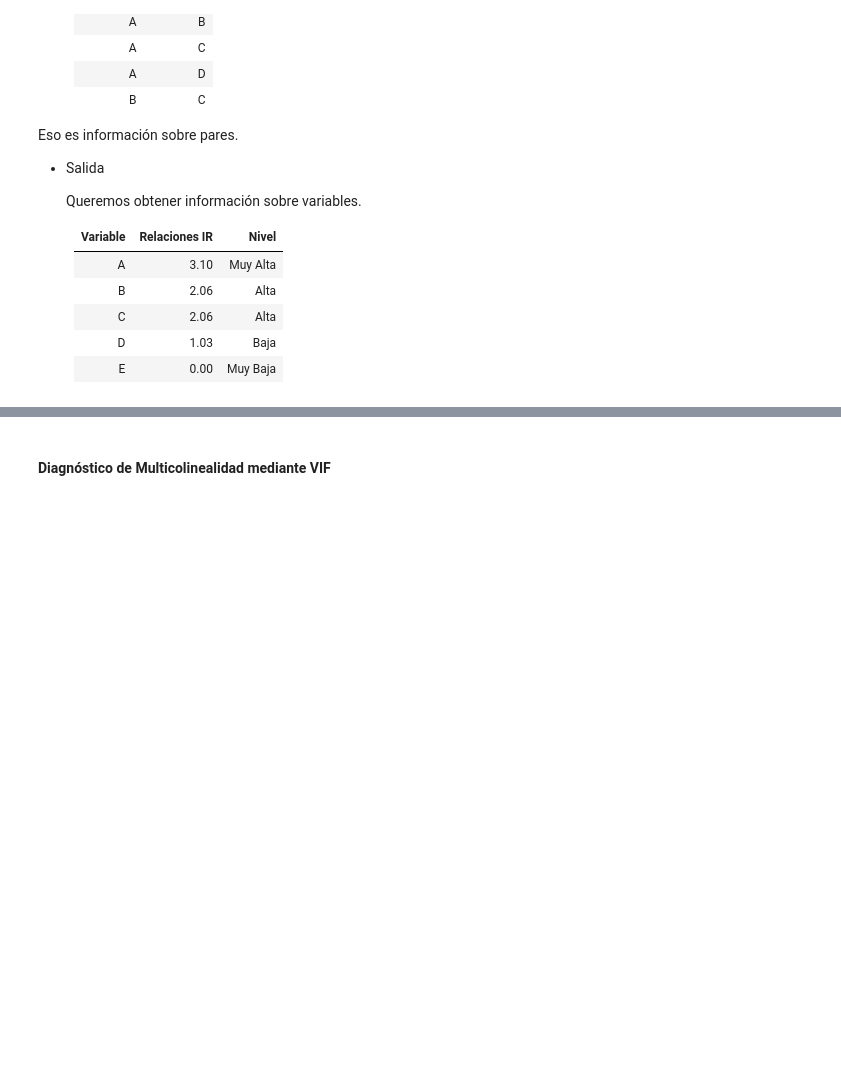
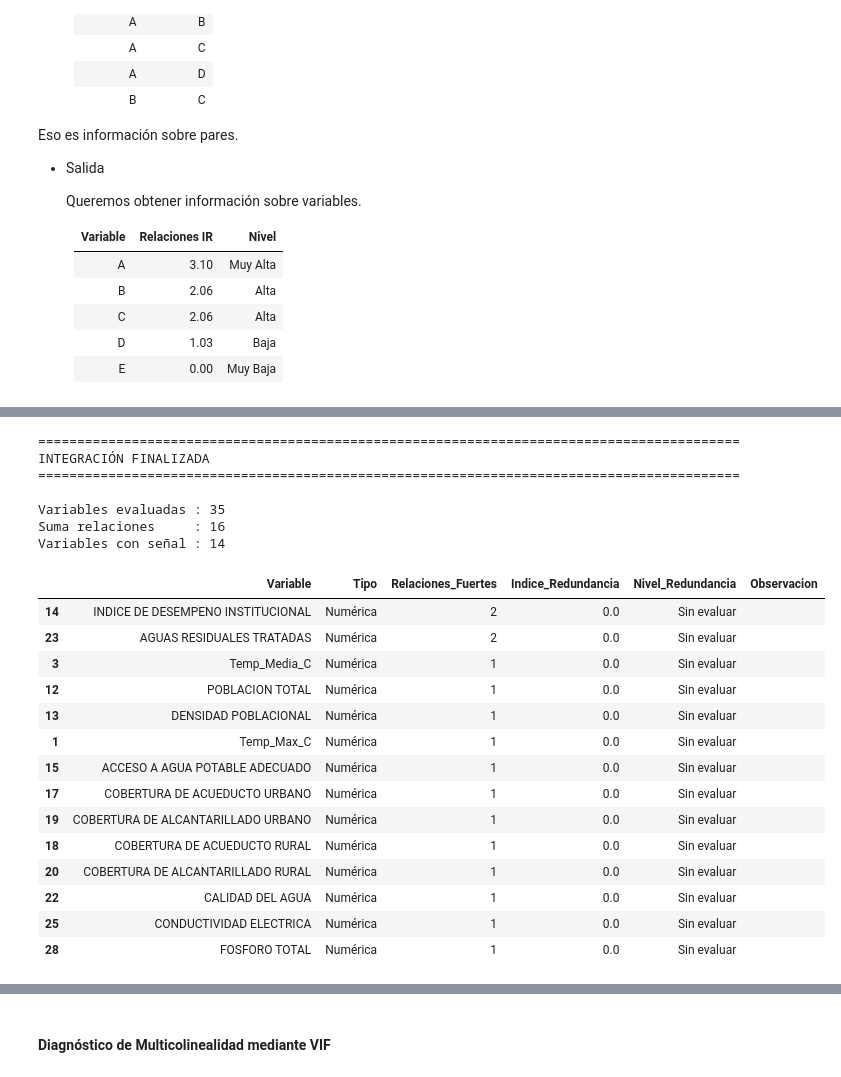
Before and after one commit to josedanielbg/FRAMEWORK_V7, a Jupyter notebook: NOTEBOOKS/C10_CKD/FW7_C10_CatalogoConocimientoDominio.ipynb, the cells around one changed output, grey strips where cells are left out. Cells and saved outputs as stored; diff of their text form; code cells hidden in the pictures; blank space fills up the shorter version.

```diff
--- a/NOTEBOOKS/C10_CKD/FW7_C10_CatalogoConocimientoDominio.ipynb
+++ b/NOTEBOOKS/C10_CKD/FW7_C10_CatalogoConocimientoDominio.ipynb
@@ -3984,0 +4033,64 @@ CONCLUSIONES
+# %%
+#==========================================================
+# INTEGRACIÓN DEL CONTEO DE RELACIONES
+#==========================================================
+
+universo = universo.merge(
+    conteo,
+    on="Variable",
+    how="left",
+    suffixes=("", "_tmp")
+)
+
+universo["Relaciones_Fuertes"] = (
+    universo["Relaciones_Fuertes_tmp"]
+    .fillna(0)
+    .astype(int)
+)
+
+universo.drop(
+    columns=["Relaciones_Fuertes_tmp"],
+    inplace=True
+)
+
+print()
+print("=" * 90)
+print("INTEGRACIÓN FINALIZADA")
+print("=" * 90)
+
+print()
+print("Variables evaluadas :", len(universo))
+print("Suma relaciones     :", universo["Relaciones_Fuertes"].sum())
+print("Variables con señal :", (universo["Relaciones_Fuertes"] > 0).sum())
+
+display(
+    universo[
+        universo["Relaciones_Fuertes"] > 0
+    ].sort_values(
+        "Relaciones_Fuertes",
+        ascending=False
+    )
+)
+# %% [output]
+==========================================================================================
+INTEGRACIÓN FINALIZADA
+==========================================================================================
+
+Variables evaluadas : 35
+Suma relaciones     : 16
+Variables con señal : 14
+|  | Variable | Tipo | Relaciones_Fuertes | Indice_Redundancia | Nivel_Redundancia | Observacion |
+| 14 | INDICE DE DESEMPENO INSTITUCIONAL | Numérica | 2 | 0.0 | Sin evaluar |  |
+| 23 | AGUAS RESIDUALES TRATADAS | Numérica | 2 | 0.0 | Sin evaluar |  |
+| 3 | Temp_Media_C | Numérica | 1 | 0.0 | Sin evaluar |  |
+| 12 | POBLACION TOTAL | Numérica | 1 | 0.0 | Sin evaluar |  |
+| 13 | DENSIDAD POBLACIONAL | Numérica | 1 | 0.0 | Sin evaluar |  |
+| 1 | Temp_Max_C | Numérica | 1 | 0.0 | Sin evaluar |  |
+| 15 | ACCESO A AGUA POTABLE ADECUADO | Numérica | 1 | 0.0 | Sin evaluar |  |
+| 17 | COBERTURA DE ACUEDUCTO URBANO | Numérica | 1 | 0.0 | Sin evaluar |  |
+| 19 | COBERTURA DE ALCANTARILLADO URBANO | Numérica | 1 | 0.0 | Sin evaluar |  |
+| 18 | COBERTURA DE ACUEDUCTO RURAL | Numérica | 1 | 0.0 | Sin evaluar |  |
+| 20 | COBERTURA DE ALCANTARILLADO RURAL | Numérica | 1 | 0.0 | Sin evaluar |  |
+| 22 | CALIDAD DEL AGUA | Numérica | 1 | 0.0 | Sin evaluar |  |
+| 25 | CONDUCTIVIDAD ELECTRICA | Numérica | 1 | 0.0 | Sin evaluar |  |
+| 28 | FOSFORO TOTAL | Numérica | 1 | 0.0 | Sin evaluar |  |
```
Also changed, not shown: parts of 193 cells of this notebook.
